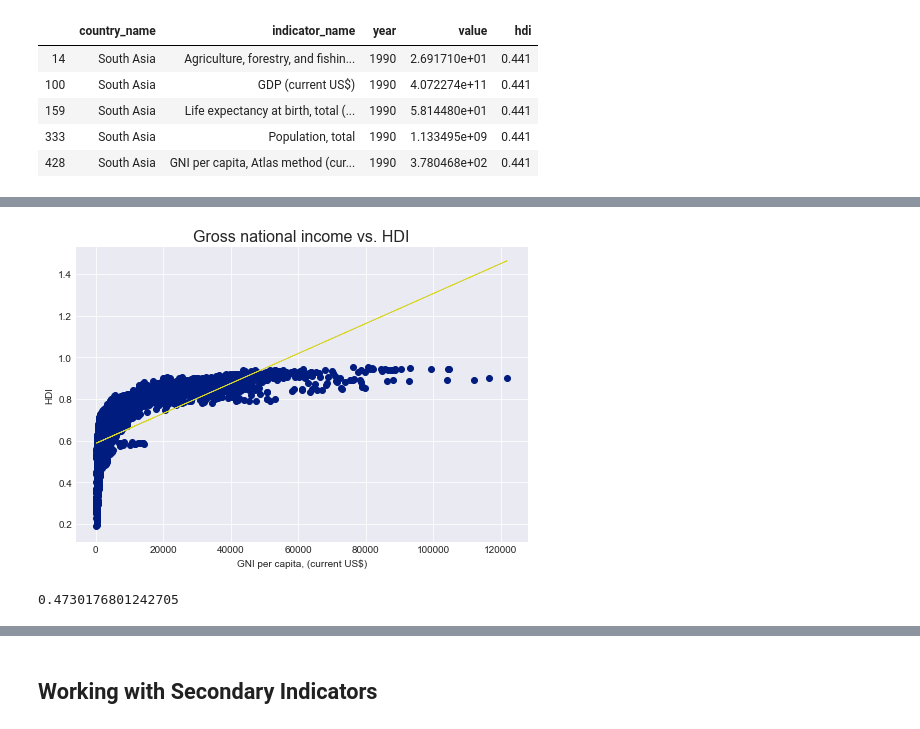
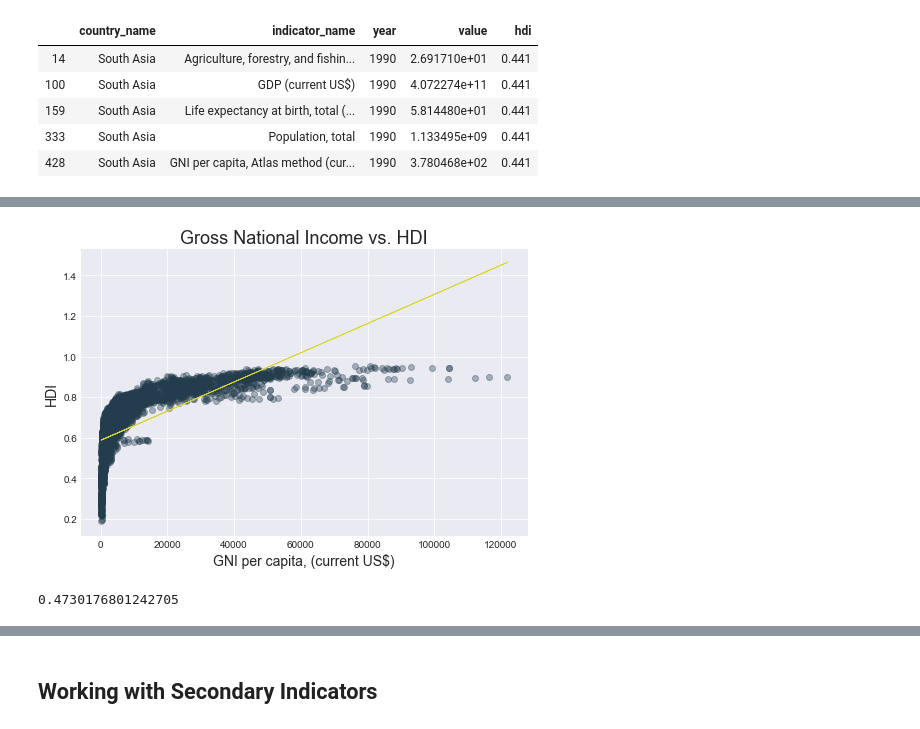
Before and after one commit to linmck/finalproject, a Jupyter notebook: Predict_HDI.ipynb, the cells around one changed output, grey strips where cells are left out. Cells and saved outputs as stored; diff of their text form; code cells hidden in the pictures.

```diff
--- a/Predict_HDI.ipynb
+++ b/Predict_HDI.ipynb
@@ -374,35 +374,35 @@ print(r_value**2)
 # %%
 #Create Employment v. HDI chart
 
 GNI_values = primary_indicators.loc[(primary_indicators['indicator_name']=='GNI per capita, Atlas method (current US$)')]
 
 # defining variables
 x = GNI_values['value']
 y = GNI_values['hdi']
 
 # linear regression stats and fitline
 slope, intercept, r_value, p_value, _ = stats.linregress(x,y)
 fit = intercept + slope*(np.array(x))
 
 # Scatter plot
 fig, ax = plt.subplots(figsize = (7,5))
-ax.scatter(x, y, zorder=2)
+ax.scatter(x, y, color="#233D4D", alpha=0.35, zorder=2)
 plt.plot(x, fit, color="#D8D52B", label='fitted line', linewidth=0.8)
 plt.grid(zorder=0)
 
-plt.xlabel('GNI per capita, (current US$)')
-plt.ylabel('HDI')
-plt.title("Gross national income vs. HDI", fontsize=16)
+plt.xlabel('GNI per capita, (current US$)', fontsize=14)
+plt.ylabel('HDI', fontsize=14)
+plt.title("Gross National Income vs. HDI", fontsize=18)
 
 # Show the figure
 plt.tight_layout()
 img_path = os.path.join('static/images', 'GNI_HDI.png')
-plt.savefig(img_path)
+plt.savefig(img_path, transparent=True)
 plt.show()
 
 print(r_value**2)
 # %% [output]
-[figure, old version]
+[figure, new version]
 0.4730176801242705
 # %%
 #Create Employment v. HDI chart
```
Also changed, not shown: parts of 42 cells of this notebook, 25 other files.
